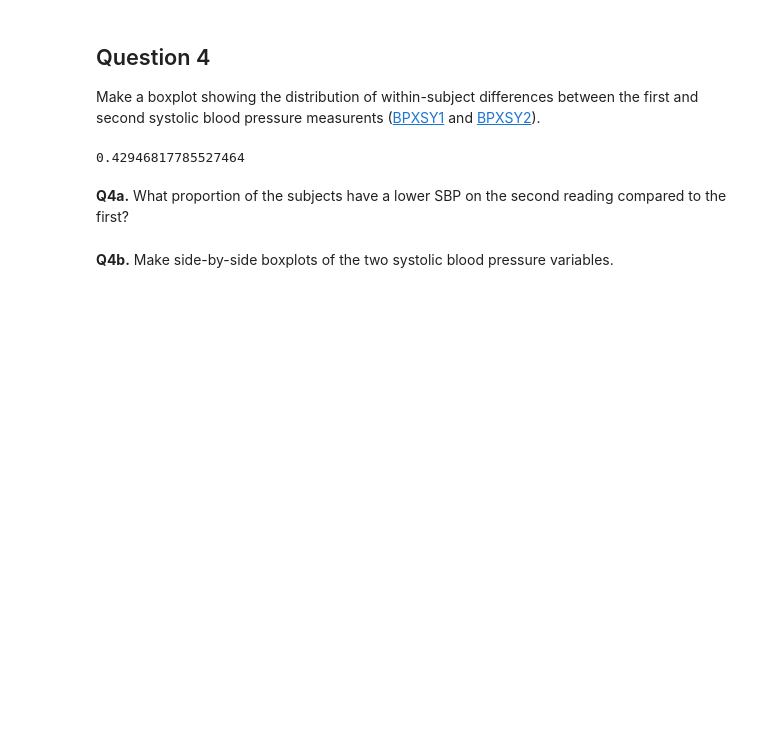
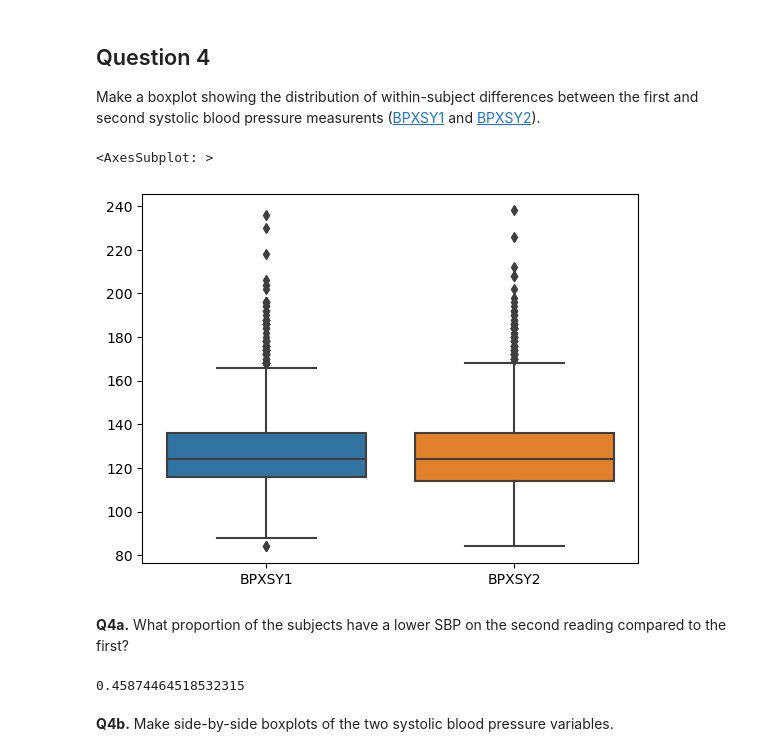
Before and after one commit to elsayedg/Statistics-with-Python-Specialization, a Jupyter notebook: 1_Understanding and Visualizing Data with Python/WEEK 2 - UNIVARIATE DATA/4- nhanes_univariate_practice.ipynb, the cells around one changed output. Drawn from its saved outputs; the diff is of its cells as text; code cells hidden in the pictures; blank space fills up the shorter version.

```diff
--- a/1_Understanding and Visualizing Data with Python/WEEK 2 - UNIVARIATE DATA/4- nhanes_univariate_practice.ipynb
+++ b/1_Understanding and Visualizing Data with Python/WEEK 2 - UNIVARIATE DATA/4- nhanes_univariate_practice.ipynb
@@ -249,11 +249,9 @@ while in boxplot we can see the differences in range and IQR more easily.
 Make a boxplot showing the distribution of within-subject differences between the first and second systolic blood pressure measurents ([BPXSY1](https://wwwn.cdc.gov/Nchs/Nhanes/2015-2016/BPX_I.htm#BPXSY1) and [BPXSY2](https://wwwn.cdc.gov/Nchs/Nhanes/2015-2016/BPX_I.htm#BPXSY2)).
 # %%
 # insert your code here
-diff = da.BPXSY1 - da.BPXSY2
-diff_flag = (diff > 0)
-
-np.mean(diff_flag)
+sns.boxplot(data=df_male.loc[:, ["BPXSY1", "BPXSY2"]])
 # %% [output]
-0.42946817785527464
+<AxesSubplot: >
+[figure, added]
 # %% [markdown]
 __Q4a.__ What proportion of the subjects have a lower SBP on the second reading compared to the first?
@@ -262,2 +258,11 @@ __Q4a.__ What proportion of the subjects have a lower SBP on the second reading
+# %%
+# insert your code here
+diff = da.BPXSY1 - da.BPXSY2
+diff = diff.dropna()
+diff_flag = (diff > 0)
+
+np.mean(diff_flag)
+# %% [output]
+0.45874464518532315
 # %% [markdown]
 __Q4b.__ Make side-by-side boxplots of the two systolic blood pressure variables.
```
Also changed, not shown: parts of 15 cells of this notebook, 1 other file.
